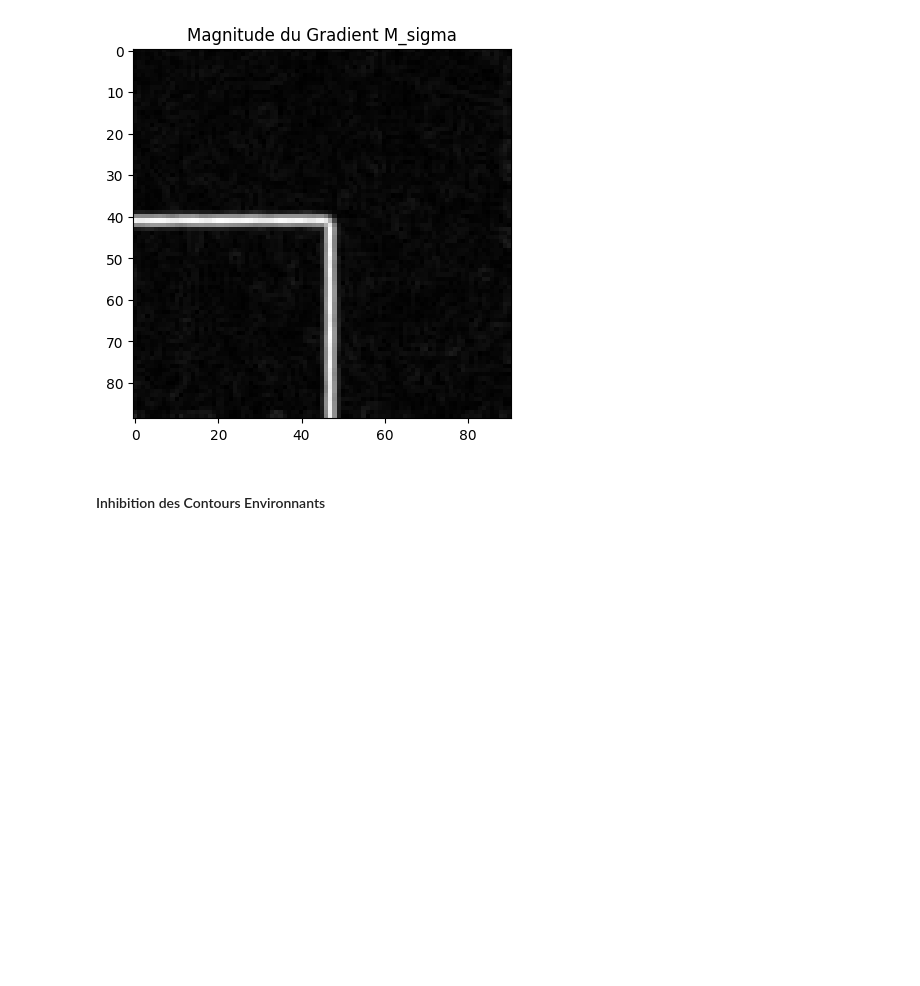
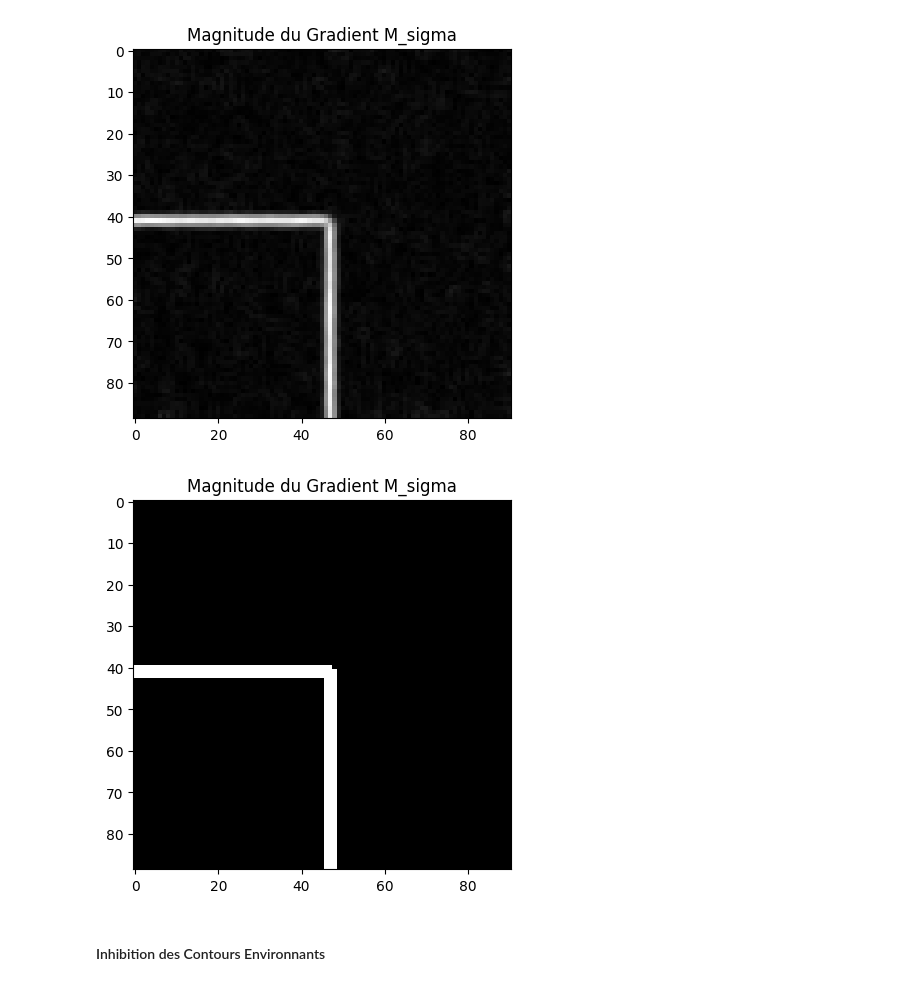
Before and after one commit to ndupont960/EtudesTechniques11, a Jupyter notebook: matlab-to_python.ipynb, the cells around one changed output. Saved outputs shown, nothing was run; the diff lists cells and outputs as text; code cells hidden in the pictures; blank space fills up the shorter version.

```diff
--- a/matlab-to_python.ipynb
+++ b/matlab-to_python.ipynb
@@ -88,6 +88,22 @@ plt.title('Magnitude du Gradient M_sigma')
 plt.show()
 # %% [output]
 [figure]
+# %%
+## select only vamues of M_sigma > 0.2 and plot the image in gray scale
+
+M_sigma_seuil = np.zeros_like(M_sigma)
+
+for i in range(M_sigma.shape[0]):
+    for j in range(M_sigma.shape[1]):
+        if M_sigma[i, j] > 0.2:
+            M_sigma_seuil[i,j] = 1
+
+
+plt.imshow(M_sigma_seuil, cmap='gray')
+plt.title('Magnitude du Gradient M_sigma')
+plt.show()
+# %% [output]
+[figure, added]
 # %% [markdown]
 #### Inhibition des Contours Environnants
 # %%
```
Also changed, not shown: parts of 10 cells of this notebook.
